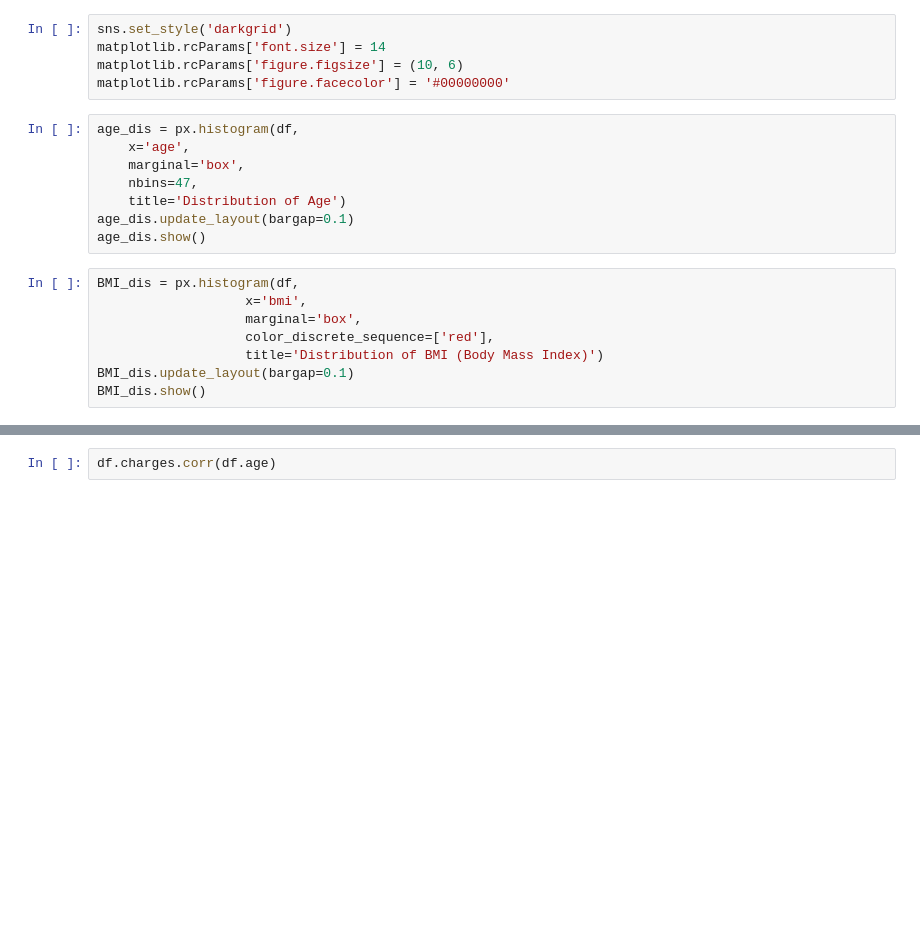
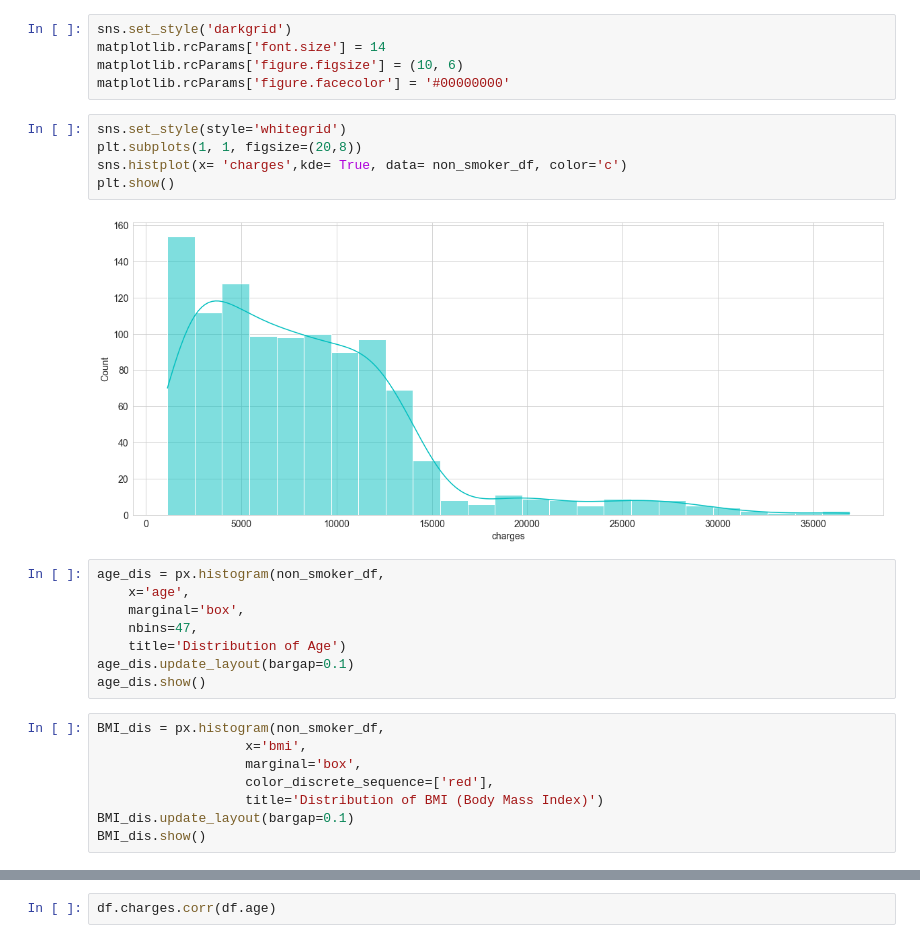
Before and after one commit to moriagr/introduction_to_Data_Science_project, a Jupyter notebook: regression.ipynb, the cells around one changed output, grey strips where cells are left out. Cells and saved outputs as stored; diff of their text form; blank space fills up the shorter version.

```diff
--- a/regression.ipynb
+++ b/regression.ipynb
@@ -61,8 +111,15 @@ sns.set_style('darkgrid')
 matplotlib.rcParams['font.size'] = 14
 matplotlib.rcParams['figure.figsize'] = (10, 6)
 matplotlib.rcParams['figure.facecolor'] = '#00000000'
+# %%
+sns.set_style(style='whitegrid')
+plt.subplots(1, 1, figsize=(20,8))
+sns.histplot(x= 'charges',kde= True, data= non_smoker_df, color='c')
+plt.show()
+# %% [output]
+[figure, added]
 # %%
-age_dis = px.histogram(df,
+age_dis = px.histogram(non_smoker_df,
     x='age',
     marginal='box',
     nbins=47,
@@ -70,7 +127,7 @@ age_dis = px.histogram(df,
 age_dis.update_layout(bargap=0.1)
 age_dis.show()
 # %%
-BMI_dis = px.histogram(df,
+BMI_dis = px.histogram(non_smoker_df,
                    x='bmi',
                    marginal='box',
                    color_discrete_sequence=['red'],
```
Also changed, not shown: parts of 64 cells of this notebook, 32 other files.
